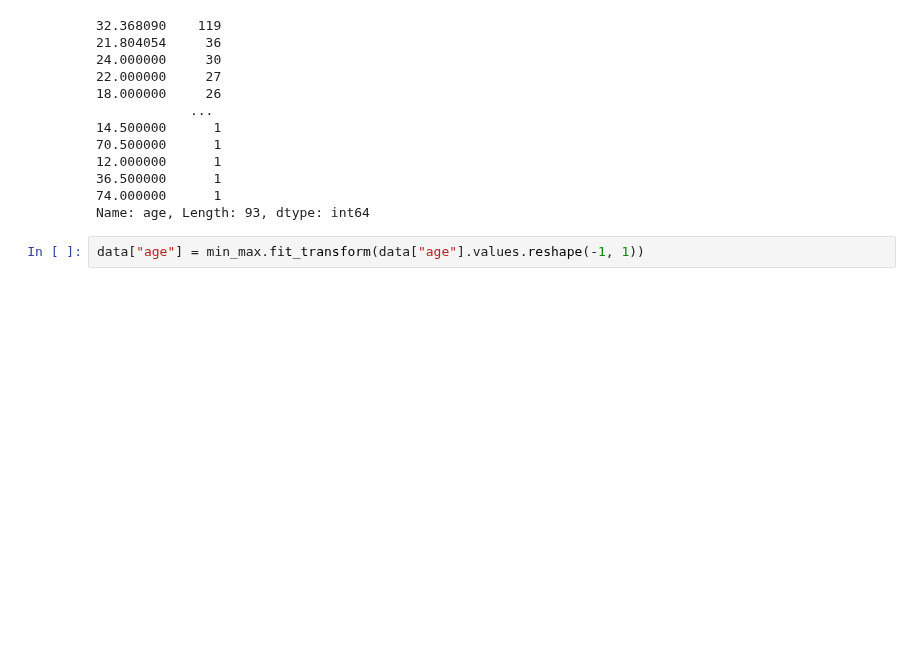
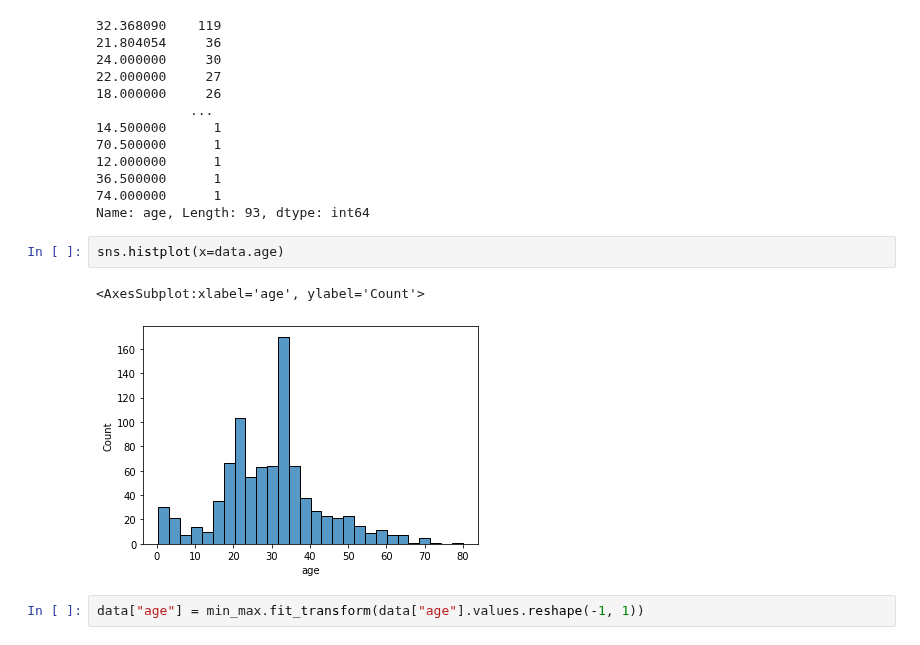
Before and after one commit to Ironhack-data-bcn-oct-2022/lectures, a Jupyter notebook: week-7/03-Feature_engineering.ipynb, the cells around one changed output. Saved outputs shown, nothing was run; the diff lists cells and outputs as text; blank space fills up the shorter version.

```diff
--- a/week-7/03-Feature_engineering.ipynb
+++ b/week-7/03-Feature_engineering.ipynb
@@ -906,6 +922,11 @@ data.age.value_counts()
 36.500000      1
 74.000000      1
 Name: age, Length: 93, dtype: int64
+# %%
+sns.histplot(x=data.age)
+# %% [output]
+<AxesSubplot:xlabel='age', ylabel='Count'>
+[figure, added]
 # %%
 data["age"] = min_max.fit_transform(data["age"].values.reshape(-1, 1))
 # %%
```
Also changed, not shown: parts of 44 cells of this notebook.
